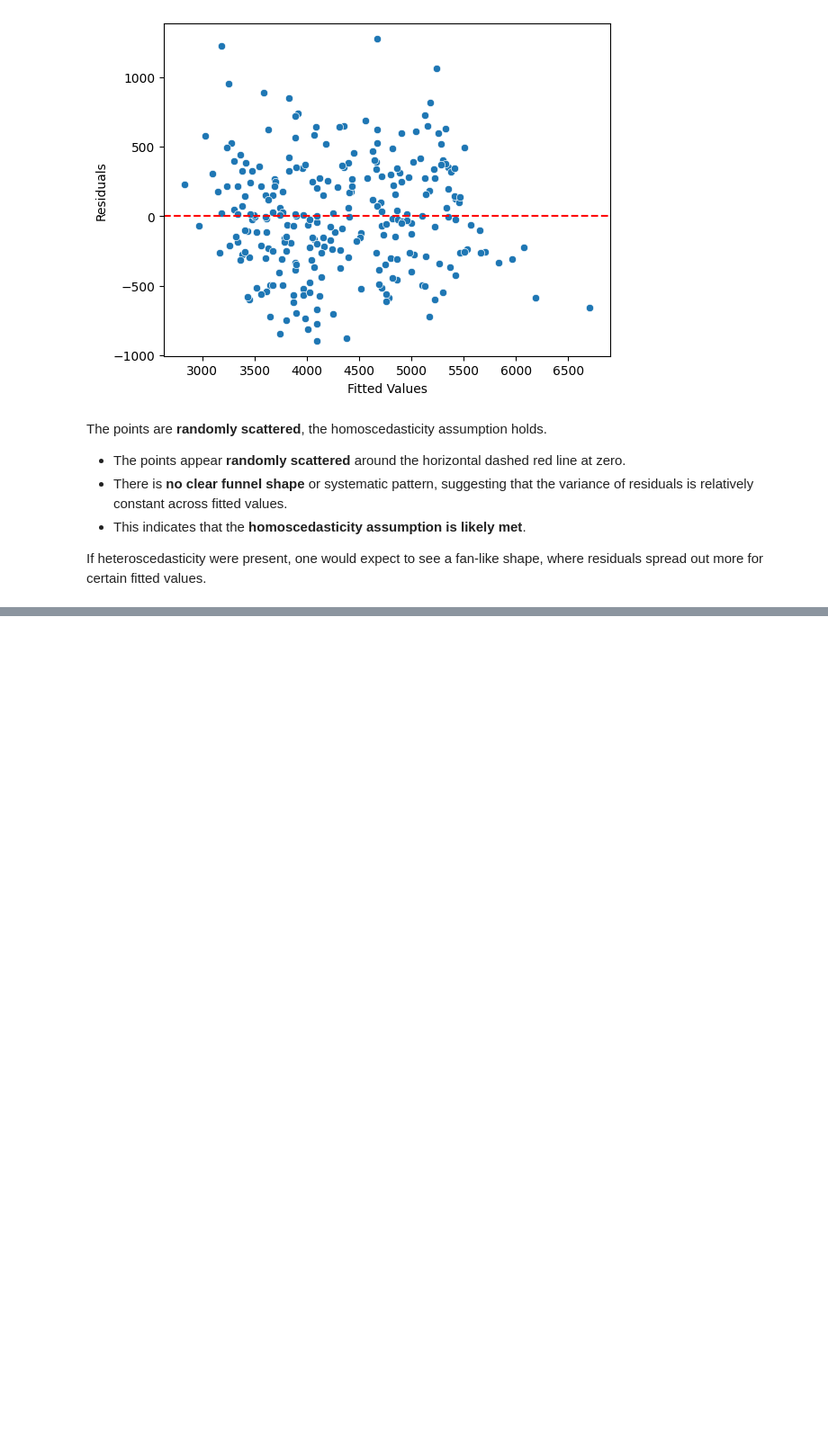
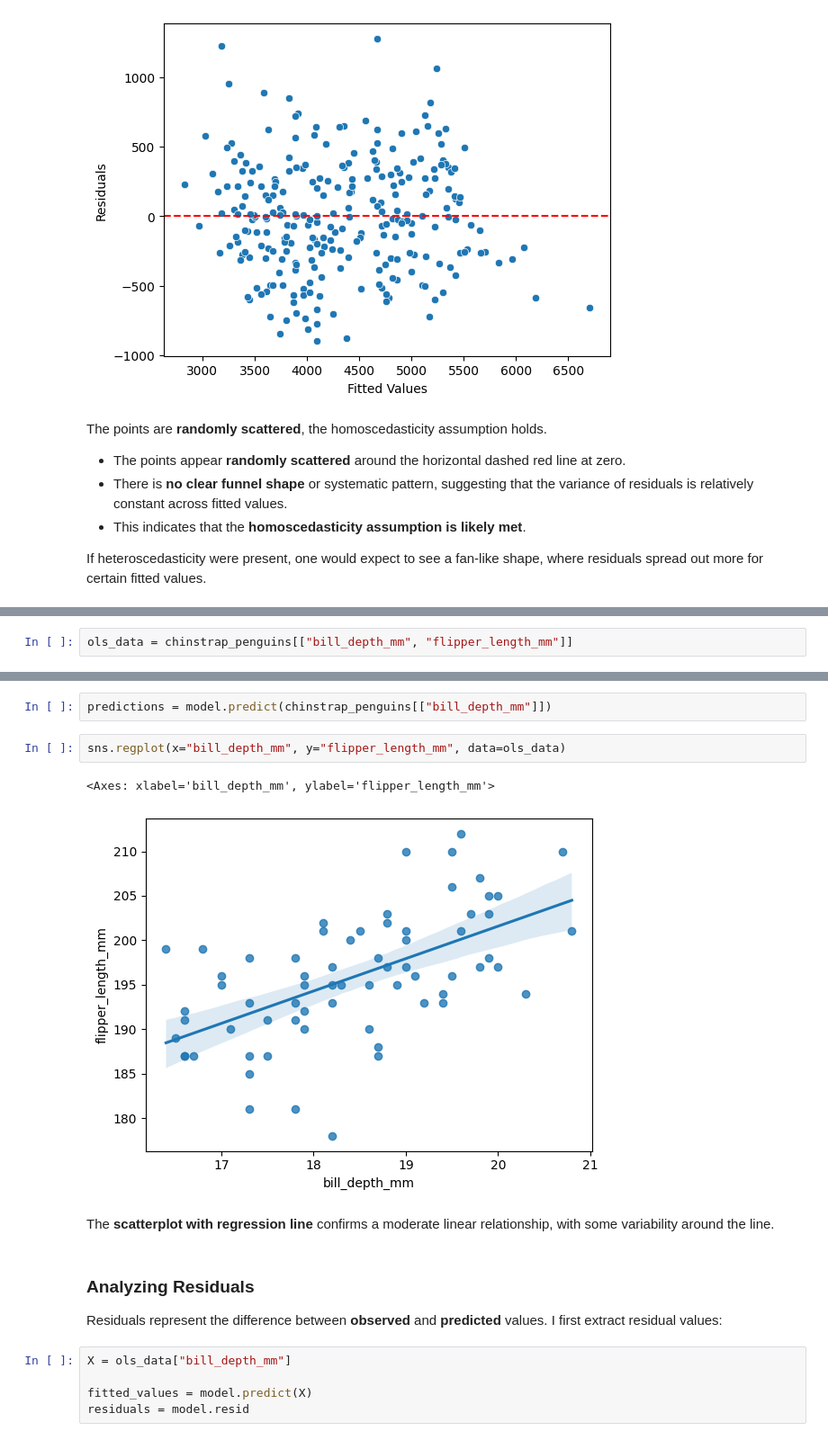
Before and after one commit to Cyberoctane29/Penguins-Data-Analysis-and-Modeling, a Jupyter notebook: Penguins_Data_Modeling_and_Analysis.ipynb, the cells around one changed output, grey strips where cells are left out. Shown at 90% size. Saved outputs shown, nothing was run; the diff lists cells and outputs as text; blank space fills up the shorter version.

```diff
--- a/Penguins_Data_Modeling_and_Analysis.ipynb
+++ b/Penguins_Data_Modeling_and_Analysis.ipynb
@@ -364,0 +436,2 @@ I successfully built a **simple linear regression model** to predict **penguin b
+# %%
+ols_data = chinstrap_penguins[["bill_depth_mm", "flipper_length_mm"]]
@@ -364,0 +494,18 @@ I successfully built a **simple linear regression model** to predict **penguin b
+# %%
+predictions = model.predict(chinstrap_penguins[["bill_depth_mm"]])
+# %%
+sns.regplot(x="bill_depth_mm", y="flipper_length_mm", data=ols_data)
+# %% [output]
+<Axes: xlabel='bill_depth_mm', ylabel='flipper_length_mm'>
+[figure, added]
+# %% [markdown]
+The **scatterplot with regression line** confirms a moderate linear relationship, with some variability around the line.
+# %% [markdown]
+### **Analyzing Residuals**
+
+Residuals represent the difference between **observed** and **predicted** values. I first extract residual values:
+# %%
+X = ols_data["bill_depth_mm"]
+
+fitted_values = model.predict(X)
+residuals = model.resid
```
Also changed, not shown: parts of 36 cells of this notebook.
